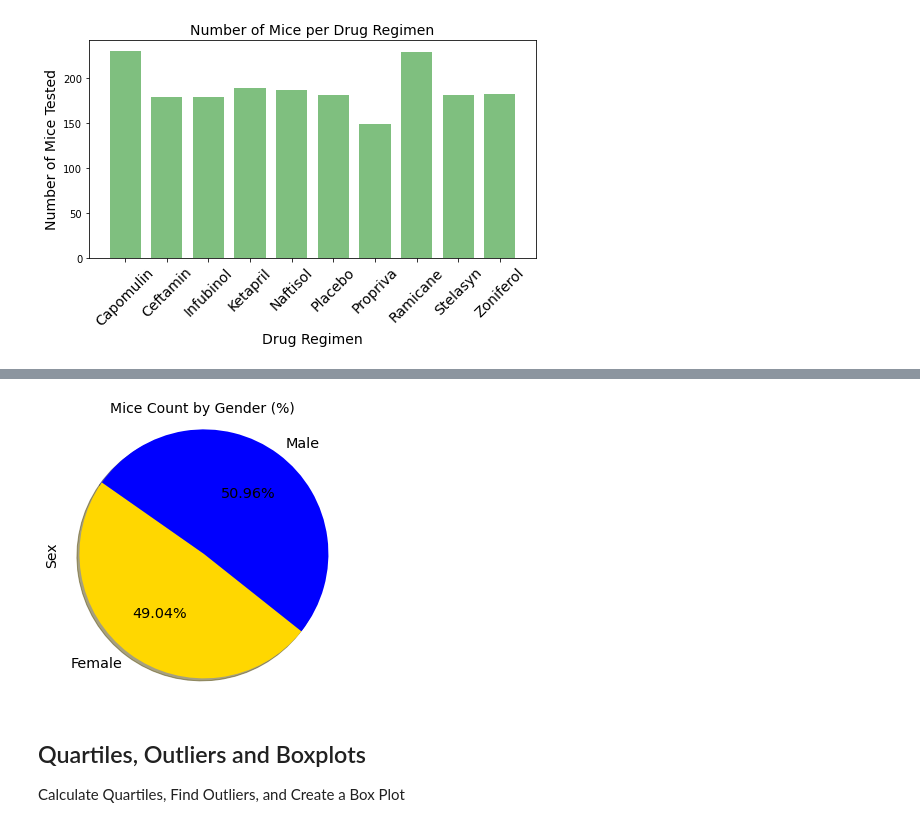
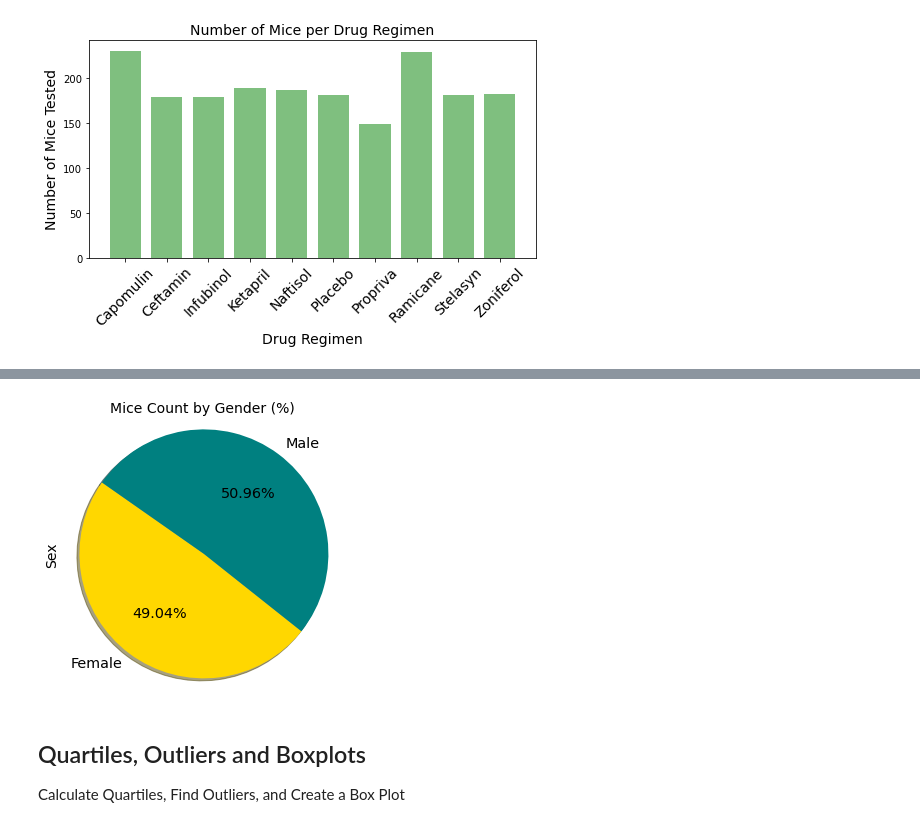
Before and after one commit to VedranaGATech/Pymaceuticals, a Jupyter notebook: pymaceuticals_final.ipynb, the cells around one changed output, grey strips where cells are left out. Cells and saved outputs as stored; diff of their text form; code cells hidden in the pictures.

Commit message:
final image formatting

```diff
--- a/pymaceuticals_final.ipynb
+++ b/pymaceuticals_final.ipynb
@@ -226,19 +230,19 @@ plt.show()
 # %%
 # Generate a pie plot showing the distribution of female versus male mice using pyplot
 
 pie_labels = mouseCount.index
-colors = ["gold", "blue"]
+colors = ["gold", "teal"]
 
 plt.figure(figsize=(5,5))
 plt.pie(mouseCount, labels = pie_labels, colors=colors, autopct="%1.2f%%", textprops={'size': 'x-large'},
                             startangle=145, shadow=True)
 plt.title("Mice Count by Gender (%)", fontsize = 14)
 plt.ylabel("Sex", fontsize = 14)
 plt.axis("equal")
 
 plt.show()
 # %% [output]
-[figure, old version]
+[figure, new version]
 # %% [markdown]
 ## Quartiles, Outliers and Boxplots
 Calculate Quartiles, Find Outliers, and Create a Box Plot
```
Also changed, not shown: parts of 5 cells of this notebook.
